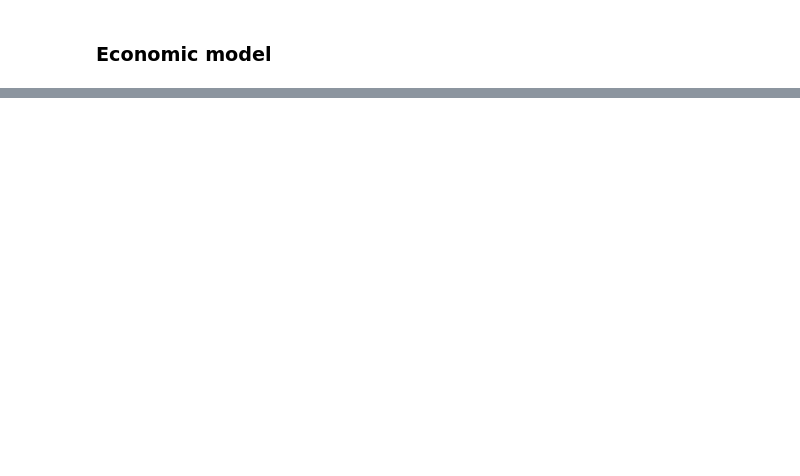
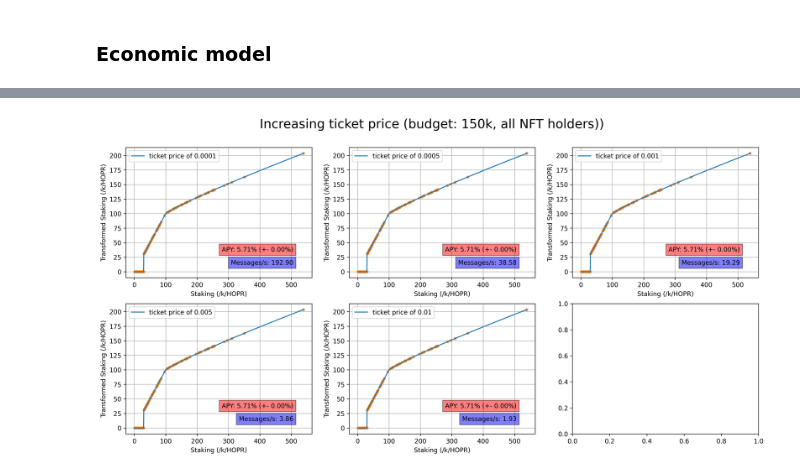
Before and after one commit to hoprnet/ct-research, a Jupyter notebook: ct-app/__simulations__/apy_comparison.ipynb, the cells around one changed output, grey strips where cells are left out. Cells and saved outputs as stored; diff of their text form; code cells hidden in the pictures; blank space fills up the shorter version.

```diff
--- a/ct-app/__simulations__/apy_comparison.ipynb
+++ b/ct-app/__simulations__/apy_comparison.ipynb
@@ -197,0 +396,81 @@ with 19 node -> 0.00 tokens
+# %%
+options = [{
+    "data_count": [len(staking_info_nft_holders), 0, 0],
+    "budget": 150_000,
+    "period_in_months": 3,
+    "model_arguments": {
+        "slope": 1,
+        "curvature":1.125,
+        "threshold":100e3,
+    },
+    "ticket_options": {
+        "price": 0.0001,
+        "winning_probability": 1,
+    },
+    "legend": "ticket price of 0.0001"
+},
+{
+    "data_count": [len(staking_info_nft_holders), 0, 0],
+    "budget": 150_000,
+    "period_in_months": 3,
+    "model_arguments": {
+        "slope": 1,
+        "curvature":1.125,
+        "threshold":100e3,
+    },
+    "ticket_options": {
+        "price": 0.0005,
+        "winning_probability": 1,
+    },
+    "legend": "ticket price of 0.0005"
+},
+{
+    "data_count": [len(staking_info_nft_holders), 0, 0],
+    "budget": 150_000,
+    "period_in_months": 3,
+    "model_arguments": {
+        "slope": 1,
+        "curvature":1.125,
+        "threshold":100e3,
+    },
+    "ticket_options": {
+        "price": 0.001,
+        "winning_probability": 1,
+    },
+    "legend": "ticket price of 0.001"
+},
+{
+    "data_count": [len(staking_info_nft_holders), 0, 0],
+    "budget": 150_000,
+    "period_in_months": 3,
+    "model_arguments": {
+        "slope": 1,
+        "curvature":1.125,
+        "threshold":100e3,
+    },
+    "ticket_options": {
+        "price": 0.005,
+        "winning_probability": 1,
+    },
+    "legend": "ticket price of 0.005"
+},
+{
+    "data_count": [len(staking_info_nft_holders), 0, 0],
+    "budget": 150_000,
+    "period_in_months": 3,
+    "model_arguments": {
+        "slope": 1,
+        "curvature":1.125,
+        "threshold":100e3,
+    },
+    "ticket_options": {
+        "price": 0.01,
+        "winning_probability": 1,
+    },
+    "legend": "ticket price of 0.01"
+}
+]
+
+generate_simulation_graph(datas, options, title="Increasing ticket price (budget: 150k, all NFT holders))")
+# %% [output]
+[figure, added]
```
Also changed, not shown: parts of 9 cells of this notebook.
